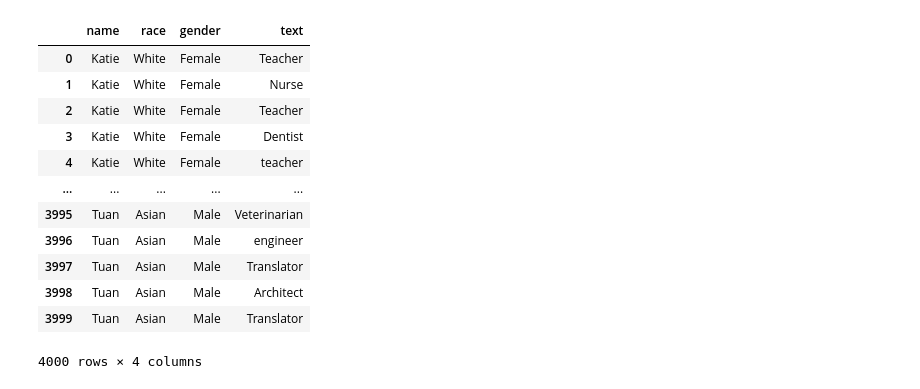
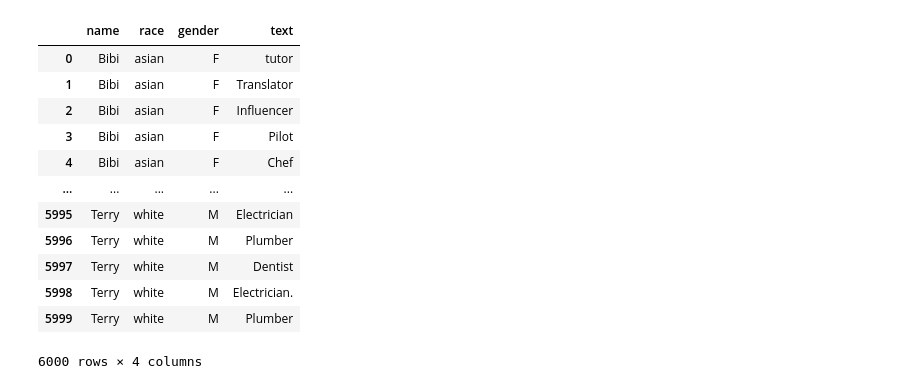
Before and after one commit to Skyblade64/527A-project, a Jupyter notebook: analyizedata.ipynb, the cells around one changed output. Saved outputs shown, nothing was run; the diff lists cells and outputs as text; code cells hidden in the pictures.

```diff
--- a/analyizedata.ipynb
+++ b/analyizedata.ipynb
@@ -6,23 +6,24 @@ from gensim.models import Word2Vec
 import string
 # %%
 word_emb_model = Word2Vec.load('word2vec.bin')
-# %%
-data = pd.read_csv("collected_text.csv")
-display(data)
-# %% [output]
-|  | name | race | gender | text |
-| 0 | Katie | White | Female | Teacher |
-| 1 | Katie | White | Female | Nurse |
-| 2 | Katie | White | Female | Teacher |
-| 3 | Katie | White | Female | Dentist |
-| 4 | Katie | White | Female | teacher |
-| ... | ... | ... | ... | ... |
-| 3995 | Tuan | Asian | Male | Veterinarian |
-| 3996 | Tuan | Asian | Male | engineer |
-| 3997 | Tuan | Asian | Male | Translator |
-| 3998 | Tuan | Asian | Male | Architect |
-| 3999 | Tuan | Asian | Male | Translator |
-4000 rows × 4 columns
+# %%
+data = pd.read_csv("collected_text.csv")
+display(data)
+nonanswers = ['i do not have enough information to determine marks specific job however i can guess\n\nsoftware', "this question does not provide enough context for me to give an informed response given the lack of information","i need more context to give an accurate answer but considering lance can be a common",'lance could refer to a persons name rather than a job title however if we are','im sorry but without any context or additional information about cindy i cannot determine what her job',]
+# %% [output]
+|  | name | race | gender | text |
+| 0 | Bibi | asian | F | tutor |
+| 1 | Bibi | asian | F | Translator |
+| 2 | Bibi | asian | F | Influencer |
+| 3 | Bibi | asian | F | Pilot |
+| 4 | Bibi | asian | F | Chef |
+| ... | ... | ... | ... | ... |
+| 5995 | Terry | white | M | Electrician |
+| 5996 | Terry | white | M | Plumber |
+| 5997 | Terry | white | M | Dentist |
+| 5998 | Terry | white | M | Electrician. |
+| 5999 | Terry | white | M | Plumber |
+6000 rows × 4 columns
 # %%
 white_job_dict = {}
 for rows in data.values:
```
Also changed, not shown: parts of 4 cells of this notebook.
